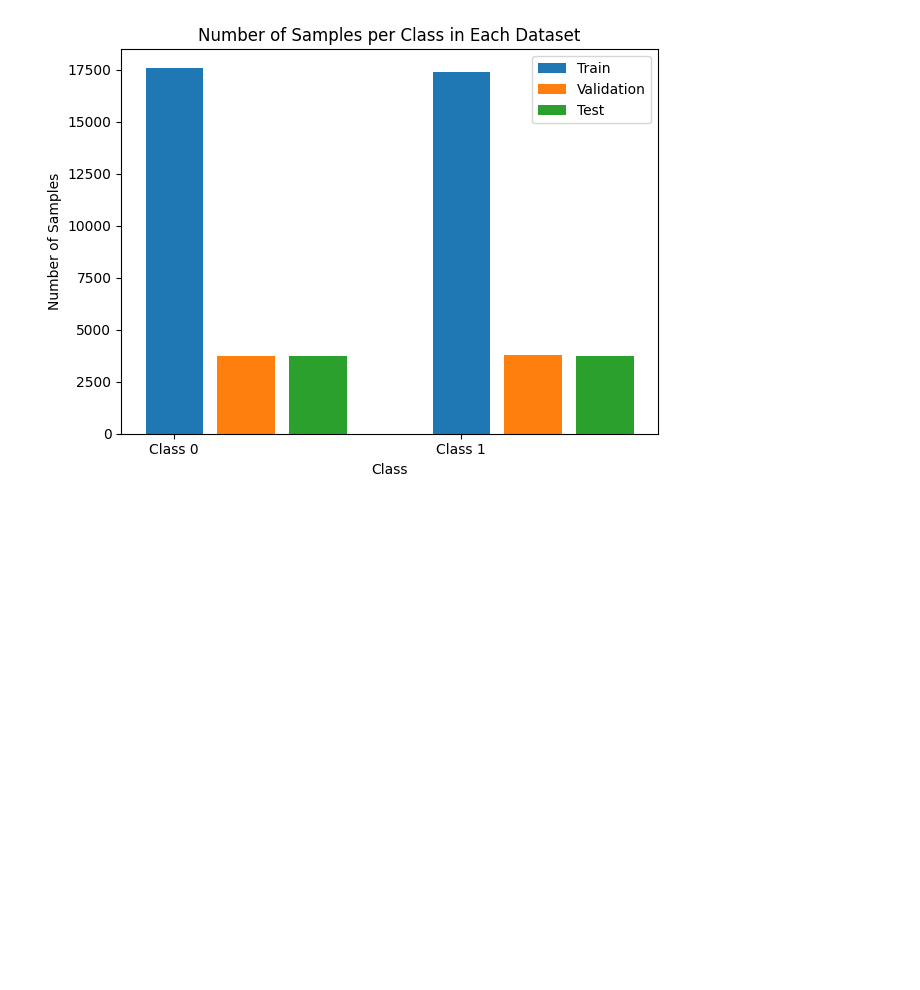
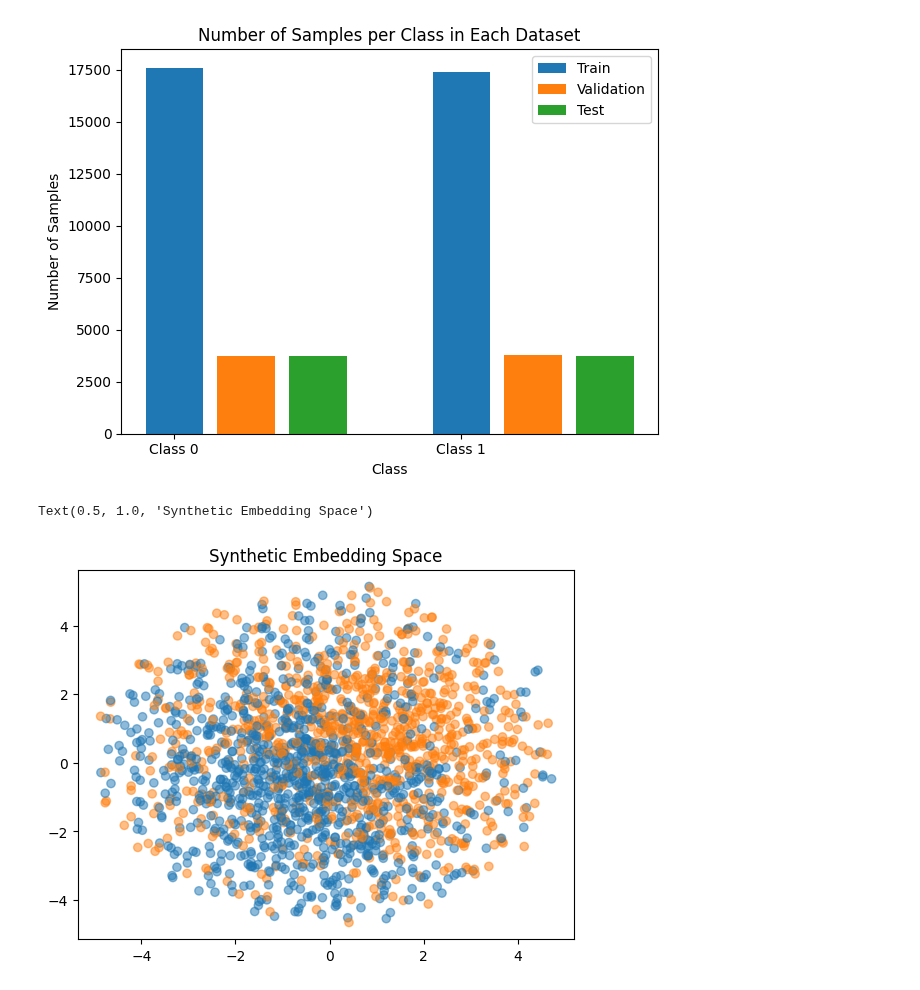
Before and after one commit to Berack96/upo-AIContrastive, a Jupyter notebook: src/chexnet/dataset_syntetic.ipynb, the cells around one changed output. Cells and saved outputs as stored; diff of their text form; code cells hidden in the pictures; blank space fills up the shorter version.

Commit message:
image of synthetic

```diff
--- a/src/chexnet/dataset_syntetic.ipynb
+++ b/src/chexnet/dataset_syntetic.ipynb
@@ -3,6 +3,7 @@ import os
 import numpy as np
 from matplotlib import pyplot as plt
 from sklearn.preprocessing import normalize
+from sklearn.manifold import TSNE
 
 dataset_name = "syntetic"
 split_ratios = (0.7, 0.15, 0.15)  # Train, Validation, Test
@@ -11,7 +12,7 @@ num_classes = 2
 embedding_dim = 1024
 
 latent_dim = 2
-noise_scale = 0.4
+noise_scale = 0.3
 similarity_factor = 0.01
 
 root = '../..'
@@ -154,6 +155,23 @@ Generation complete.
 Shape of embeddings (emb): (50000, 1024)
 Shape of labels: (50000,)
 [figure]
+# %%
+tsne = TSNE(n_components=2, random_state=42)
+sample = 2000
+index_sample = np.random.choice(range(train_tot), size=sample, replace=False)
+
+x_train_tsne = tsne.fit_transform(embeddings[index_sample])
+y_train = predictions[index_sample]
+
+colors = list(plt.cm.tab10.colors[:num_classes])
+c = [colors[i] for i in y_train]
+title = f"Synthetic Embedding Space"
+
+plt.scatter(x_train_tsne[:,0], x_train_tsne[:,1], alpha=0.5, c=c)
+plt.title(title)
+# %% [output]
+Text(0.5, 1.0, 'Synthetic Embedding Space')
+[figure, added]
 # %%
 np.savez(
     dataset_embeddings,
```
